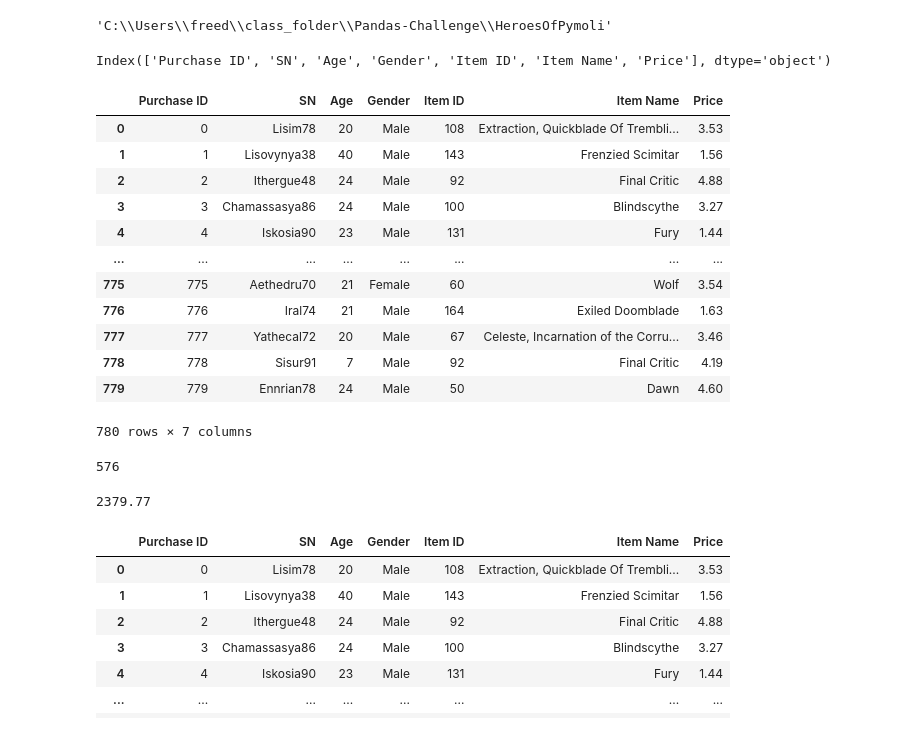
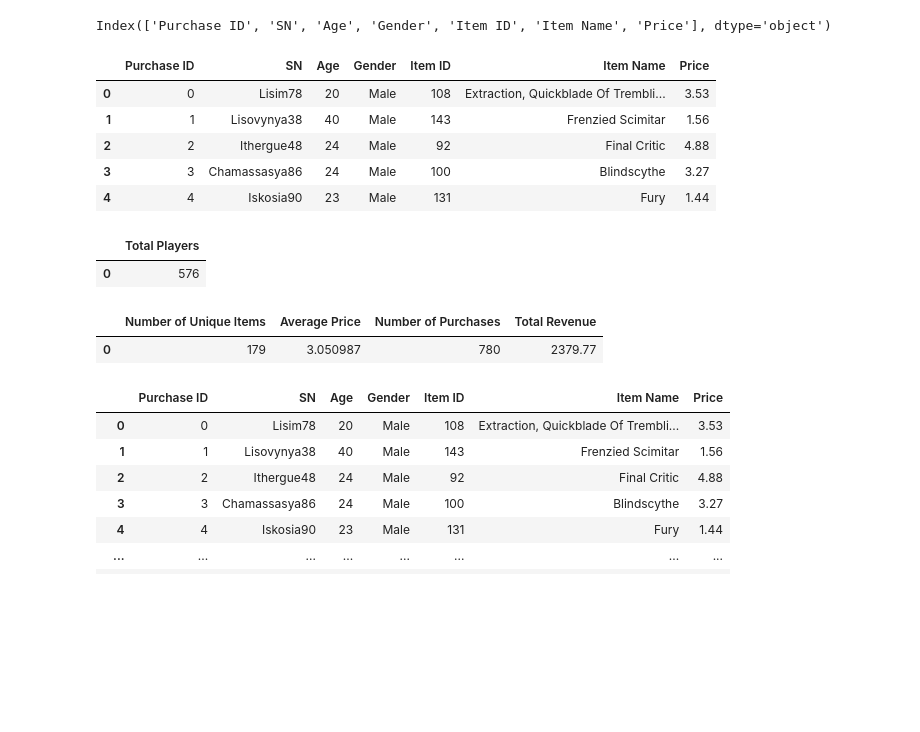
Before and after one commit to afreedman4564/Heroes-Pymoli, a Jupyter notebook: HeroesOfPymoli/HeroesOfPymoli.ipynb, the cells around one changed output. Cells and saved outputs as stored; diff of their text form; code cells hidden in the pictures; blank space fills up the shorter version.

Commit message:
clean up unique count and purchasing analysis to support print format desired

```diff
--- a/HeroesOfPymoli/HeroesOfPymoli.ipynb
+++ b/HeroesOfPymoli/HeroesOfPymoli.ipynb
@@ -1,10 +1,6 @@
 # %%
 # import and set alias for pandas
 import pandas as pd
-# %%
-pwd
-# %% [output]
-'C:\\Users\\freed\\class_folder\\Pandas-Challenge\\HeroesOfPymoli'
 # %%
 # read in purchase_data.csv file
 
@@ -16,23 +12,11 @@ heroes_data.columns
 # %% [output]
 Index(['Purchase ID', 'SN', 'Age', 'Gender', 'Item ID', 'Item Name', 'Price'], dtype='object')
 # %%
-heroes_data
+heroes_data.head()
 # %% [output]
 |  | Purchase ID | SN | Age | Gender | Item ID | Item Name | Price |
 | 0 | 0 | Lisim78 | 20 | Male | 108 | Extraction, Quickblade Of Trembli... | 3.53 |
 | 1 | 1 | Lisovynya38 | 40 | Male | 143 | Frenzied Scimitar | 1.56 |
 | 2 | 2 | Ithergue48 | 24 | Male | 92 | Final Critic | 4.88 |
 | 3 | 3 | Chamassasya86 | 24 | Male | 100 | Blindscythe | 3.27 |
 | 4 | 4 | Iskosia90 | 23 | Male | 131 | Fury | 1.44 |
-| ... | ... | ... | ... | ... | ... | ... | ... |
-| 775 | 775 | Aethedru70 | 21 | Female | 60 | Wolf | 3.54 |
-| 776 | 776 | Iral74 | 21 | Male | 164 | Exiled Doomblade | 1.63 |
-| 777 | 777 | Yathecal72 | 20 | Male | 67 | Celeste, Incarnation of the Corru... | 3.46 |
-| 778 | 778 | Sisur91 | 7 | Male | 92 | Final Critic | 4.19 |
-| 779 | 779 | Ennrian78 | 24 | Male | 50 | Dawn | 4.60 |
-780 rows × 7 columns
-# %%
-unique_cnt = heroes_data["SN"].nunique()
-unique_cnt
-# %% [output]
-576
@@ -41,11 +23,29 @@ unique_cnt
+# %%
+# count unique # of players and create dataframe to allow printing in specified format
+unique_cnt = heroes_data["SN"].nunique()
+unique_cnt_df = pd.DataFrame([unique_cnt])
+unique_cnt_df = unique_cnt_df.rename(columns = {0: "Total Players"})
+unique_cnt_df
+# %% [output]
+|  | Total Players |
+| 0 | 576 |
 # %%
 # create purchasing analysis stats: # unique items, avg price, # purchases and total revenue
-heroes_data["Item Name"].nunique()
-heroes_data["Price"].mean()
-heroes_data["Purchase ID"].count()
-heroes_data["Price"].sum()
+num_unique_items = heroes_data["Item Name"].nunique()
+avg_price = heroes_data["Price"].mean()
+num_purchases = heroes_data["Purchase ID"].count()
+tot_rev = heroes_data["Price"].sum()
+
+# create new df using purchasing stats
+# use index option within dataframe function since passing scalar values
+purchase_df = pd.DataFrame({"Number of Unique Items": num_unique_items,
+                            "Average Price": avg_price,
+                            "Number of Purchases": num_purchases,
+                            "Total Revenue": tot_rev}, index=[0])
+purchase_df
 # %% [output]
-2379.77
+|  | Number of Unique Items | Average Price | Number of Purchases | Total Revenue |
+| 0 | 179 | 3.050987 | 780 | 2379.77 |
 # %%
 # create a unique data set of customers
 unique_cust = heroes_data.drop_duplicates(subset = "SN", inplace = False)
```
Also changed, not shown: parts of 14 cells of this notebook.
